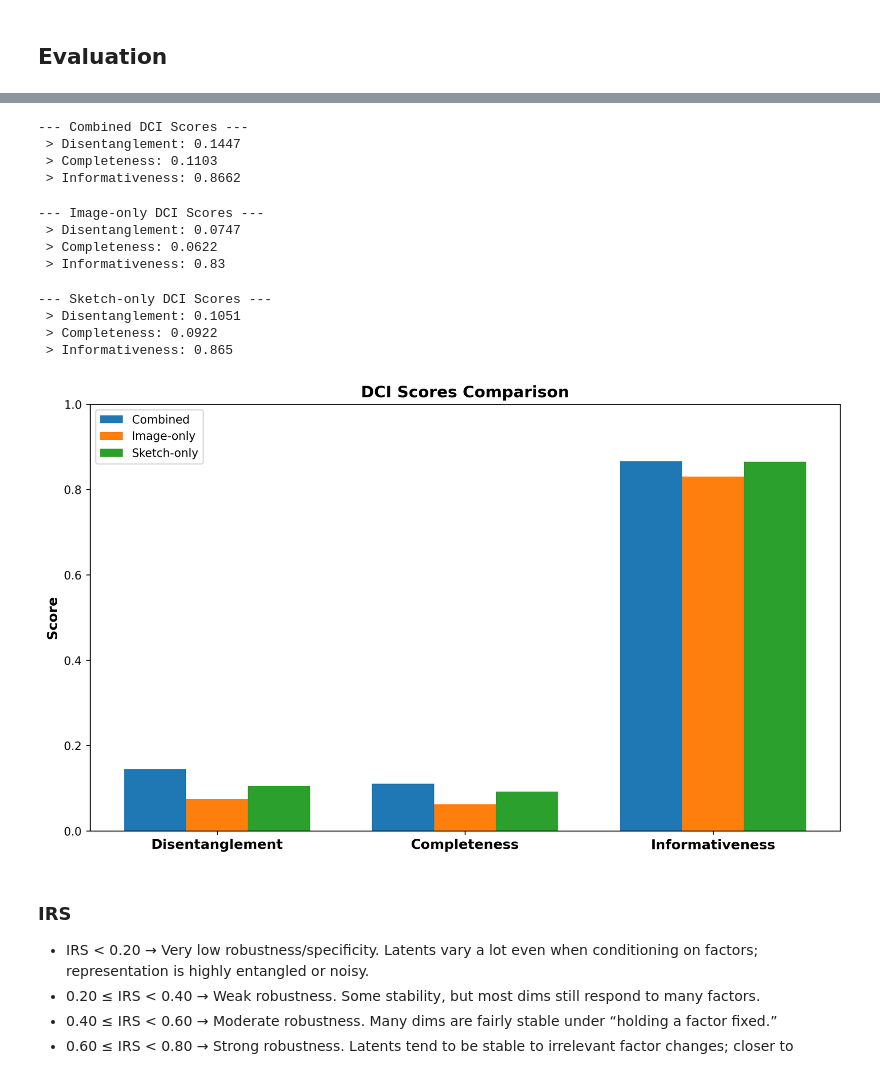
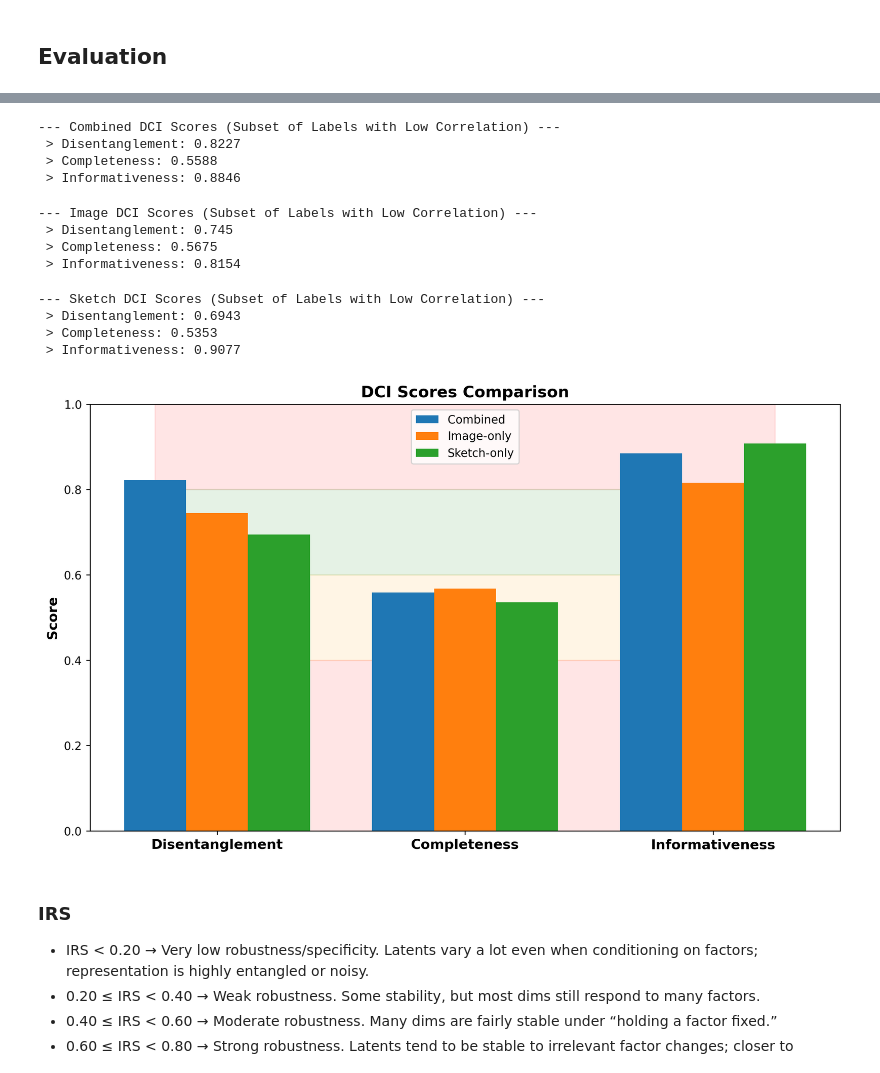
Before and after one commit to ClarysseArthur/VUB-MT-Development, a Jupyter notebook: Models/GenRKM-MMCelebHQ-V3/model.ipynb, the cells around one changed output, grey strips where cells are left out. Cells and saved outputs as stored; diff of their text form; code cells hidden in the pictures.

```diff
--- a/Models/GenRKM-MMCelebHQ-V3/model.ipynb
+++ b/Models/GenRKM-MMCelebHQ-V3/model.ipynb
@@ -389 +372,7 @@ from DCI import compute_dci
+# %%
+# Variables with correlation < 0.3, see data_analysis.ipynb
+Z_subset = ['Brown_Hair','Pointy_Nose','Bangs','Blurry','Straight_Hair','Wavy_Hair','Oval_Face','Blond_Hair','Arched_Eyebrows','Wearing_Hat','Sideburns','Wearing_Earrings','Bald']
+
+class_names = get_classes()
+subset_indices = [class_names.index(cls) for cls in Z_subset]
 # %%
@@ -411,73 +404,61 @@ C_sk = C[:, 128:]                             # (N,128)
 
 factor_types = ["discrete"] * 40
 # %%
-res = compute_dci(C, Z, factor_types, probe="rf", rf_n_estimators=300, random_state=0)
-
-print(f'--- Combined DCI Scores ---')
-print(f' > Disentanglement: {round(res.D, 4)}')
-print(f' > Completeness: {round(res.C, 4)}')
-print(f' > Informativeness: {round(res.I, 4)}')
+res = compute_dci(C, Zs, factor_types, probe="lasso")
+report_dci(res, title='Combined DCI Scores (Subset of Labels with Low Correlation)')
 # %% [output]
---- Combined DCI Scores ---
- > Disentanglement: 0.1447
- > Completeness: 0.1103
- > Informativeness: 0.8662
+--- Combined DCI Scores (Subset of Labels with Low Correlation) ---
+ > Disentanglement: 0.8227
+ > Completeness: 0.5588
+ > Informativeness: 0.8846
 # %%
-res_im = compute_dci(C_im, Z, factor_types, probe="rf", rf_n_estimators=300, random_state=0)
-
-print(f'--- Image-only DCI Scores ---')
-print(f' > Disentanglement: {round(res_im.D, 4)}')
-print(f' > Completeness: {round(res_im.C, 4)}')
-print(f' > Informativeness: {round(res_im.I, 4)}')
+res_im = compute_dci(C_im, Zs, factor_types, probe="lasso")
+report_dci(res_im, title='Image DCI Scores (Subset of Labels with Low Correlation)')
 # %% [output]
---- Image-only DCI Scores ---
- > Disentanglement: 0.0747
- > Completeness: 0.0622
- > Informativeness: 0.83
+--- Image DCI Scores (Subset of Labels with Low Correlation) ---
+ > Disentanglement: 0.745
+ > Completeness: 0.5675
+ > Informativeness: 0.8154
 # %%
-res_sk = compute_dci(C_sk, Z, factor_types, probe="rf", rf_n_estimators=300, random_state=0)
-
-print(f'--- Sketch-only DCI Scores ---')
-print(f' > Disentanglement: {round(res_sk.D, 4)}')
-print(f' > Completeness: {round(res_sk.C, 4)}')
-print(f' > Informativeness: {round(res_sk.I, 4)}')
+res_sk = compute_dci(C_sk, Zs, factor_types, probe="lasso")
+report_dci(res_sk, title='Sketch DCI Scores (Subset of Labels with Low Correlation)')
 # %% [output]
---- Sketch-only DCI Scores ---
- > Disentanglement: 0.1051
- > Completeness: 0.0922
- > Informativeness: 0.865
+--- Sketch DCI Scores (Subset of Labels with Low Correlation) ---
+ > Disentanglement: 0.6943
+ > Completeness: 0.5353
+ > Informativeness: 0.9077
 # %%
 colors = ['tab:blue', 'tab:orange', 'tab:green']
 labels = ['Disentanglement', 'Completeness', 'Informativeness']
 combined_scores = [res.D, res.C, res.I]
 image_scores = [res_im.D, res_im.C, res_im.I]
 sketch_scores = [res_sk.D, res_sk.C, res_sk.I]
 
 x = np.arange(len(labels))
 width = 0.25
 
 plt.figure(figsize=(10, 6), dpi=250)
 
-# plt.fill_between([x[0]-width, x[-1]+width], 0.8, 1.0, color='red', alpha=0.1)
-# plt.fill_between([x[0]-width, x[-1]+width], 0.6, 0.8, color='green', alpha=0.1)
-# plt.fill_between([x[0]-width, x[-1]+width], 0.4, 0.6, color='orange', alpha=0.1)
-# plt.fill_between([x[0]-width, x[-1]+width], 0.0, 0.4, color='red', alpha=0.1)
+plt.fill_between([x[0]-width, x[-1]+width], 0.8, 1.0, color='red', alpha=0.1)
+plt.fill_between([x[0]-width, x[-1]+width], 0.6, 0.8, color='green', alpha=0.1)
+plt.fill_between([x[0]-width, x[-1]+width], 0.4, 0.6, color='orange', alpha=0.1)
+plt.fill_between([x[0]-width, x[-1]+width], 0.0, 0.4, color='red', alpha=0.1)
 
 plt.bar(x - width, combined_scores, width, label='Combined', color=colors[0])
 plt.bar(x, image_scores, width, label='Image-only', color=colors[1])
 plt.bar(x + width, sketch_scores, width, label='Sketch-only', color=colors[2])
 
 plt.xticks(x, labels, size=12, weight='bold')
 plt.ylabel('Score', size=12, weight='bold')
 
 plt.title('DCI Scores Comparison', size=14, weight='bold')
 
 plt.ylim(0, 1)
 plt.legend()
 plt.tight_layout()
 plt.show()
 # %% [output]
-[figure, old version]
+[figure, new version]
 # %% [markdown]
 ### IRS
 - IRS < 0.20 → Very low robustness/specificity. Latents vary a lot even when conditioning on factors; representation is highly entangled or noisy.
```
Also changed, not shown: parts of 7 cells of this notebook, 13 other files.
